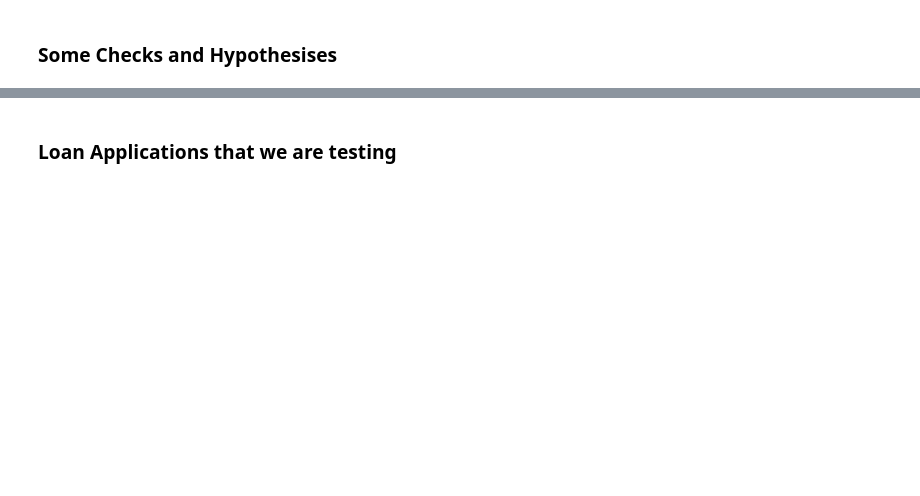
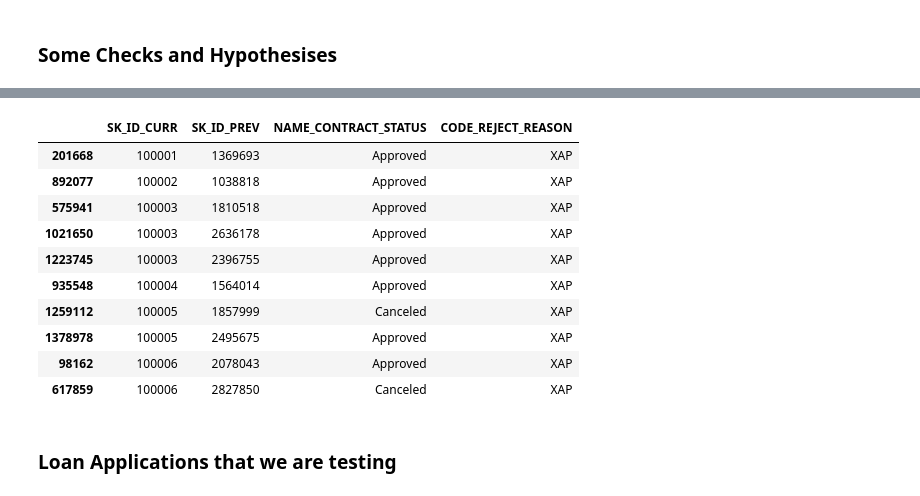
Before and after one commit to odog96/cml-rapids, a Jupyter notebook: First_Exploration.ipynb, the cells around one changed output, grey strips where cells are left out. Saved outputs shown, nothing was run; the diff lists cells and outputs as text; code cells hidden in the pictures; blank space fills up the shorter version.

```diff
--- a/First_Exploration.ipynb
+++ b/First_Exploration.ipynb
@@ -293,3 +523,18 @@ SK_ID_PREV is the primary key
+# %%
+prev[['SK_ID_CURR', 'SK_ID_PREV', 'NAME_CONTRACT_STATUS', 'CODE_REJECT_REASON']] \
+    .sort_values('SK_ID_CURR').head(10)
+# %% [output]
+|  | SK_ID_CURR | SK_ID_PREV | NAME_CONTRACT_STATUS | CODE_REJECT_REASON |
+| 201668 | 100001 | 1369693 | Approved | XAP |
+| 892077 | 100002 | 1038818 | Approved | XAP |
+| 575941 | 100003 | 1810518 | Approved | XAP |
+| 1021650 | 100003 | 2636178 | Approved | XAP |
+| 1223745 | 100003 | 2396755 | Approved | XAP |
+| 935548 | 100004 | 1564014 | Approved | XAP |
+| 1259112 | 100005 | 1857999 | Canceled | XAP |
+| 1378978 | 100005 | 2495675 | Approved | XAP |
+| 98162 | 100006 | 2078043 | Approved | XAP |
+| 617859 | 100006 | 2827850 | Canceled | XAP |
 # %% [markdown]
 ### Loan Applications that we are testing
 # %%
```
Also changed, not shown: parts of 36 cells of this notebook.
